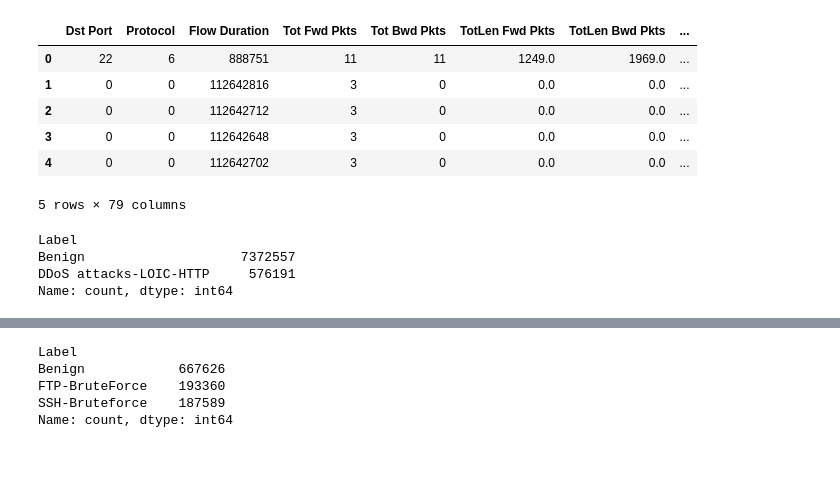
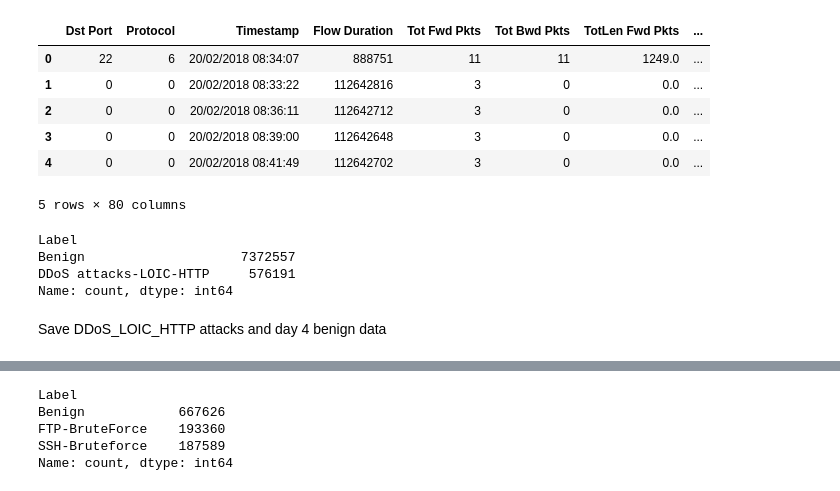
Before and after one commit to lincolnqueiroz/DNAUCDIDSAEGMM, a Jupyter notebook: preprocessing.ipynb, the cells around one changed output, grey strips where cells are left out. Drawn from its saved outputs; the diff is of its cells as text; code cells hidden in the pictures; blank space fills up the shorter version.

```diff
--- a/preprocessing.ipynb
+++ b/preprocessing.ipynb
@@ -25,0 +10,3 @@ day4.head()
+# %%
+path = './CICIDS2018/archive/'
+filenames = ['02-14-2018','02-15-2018','02-16-2018','02-20-2018','02-21-2018','02-22-2018','02-23-2018','02-28-2018','03-01-2018','03-02-2018']
@@ -26,15 +26,15 @@ day4.head()
 # %%
-day4 = day4.drop(columns=['Flow ID','Src IP','Src Port','Dst IP','Timestamp'])
+day4 = day4.drop(columns=['Flow ID','Src IP','Src Port','Dst IP']) # Columns 'Flow ID','Src IP','Src Port' and 'Dst IP' are not present in other days
 
 day4.head()
 # %% [output]
-|  | Dst Port | Protocol | Flow Duration | Tot Fwd Pkts | Tot Bwd Pkts | TotLen Fwd Pkts | TotLen Bwd Pkts | ... |
-| 0 | 22 | 6 | 888751 | 11 | 11 | 1249.0 | 1969.0 | ... |
-| 1 | 0 | 0 | 112642816 | 3 | 0 | 0.0 | 0.0 | ... |
-| 2 | 0 | 0 | 112642712 | 3 | 0 | 0.0 | 0.0 | ... |
-| 3 | 0 | 0 | 112642648 | 3 | 0 | 0.0 | 0.0 | ... |
-| 4 | 0 | 0 | 112642702 | 3 | 0 | 0.0 | 0.0 | ... |
+|  | Dst Port | Protocol | Timestamp | Flow Duration | Tot Fwd Pkts | Tot Bwd Pkts | TotLen Fwd Pkts | ... |
+| 0 | 22 | 6 | 20/02/2018 08:34:07 | 888751 | 11 | 11 | 1249.0 | ... |
+| 1 | 0 | 0 | 20/02/2018 08:33:22 | 112642816 | 3 | 0 | 0.0 | ... |
+| 2 | 0 | 0 | 20/02/2018 08:36:11 | 112642712 | 3 | 0 | 0.0 | ... |
+| 3 | 0 | 0 | 20/02/2018 08:39:00 | 112642648 | 3 | 0 | 0.0 | ... |
+| 4 | 0 | 0 | 20/02/2018 08:41:49 | 112642702 | 3 | 0 | 0.0 | ... |
-5 rows × 79 columns
+5 rows × 80 columns
 # %%
 day4['Label'].value_counts()
 # %% [output]
@@ -49,3 +48,5 @@ day4 = []
+# %% [markdown]
+Save DDoS_LOIC_HTTP attacks and day 4 benign data
 # %%
 DDoS_LOIC_HTTP.to_csv('attack_data/DDoS_LOIC_HTTP.csv', index = False)
 # %%
```
Also changed, not shown: parts of 60 cells of this notebook, 2 other files.
